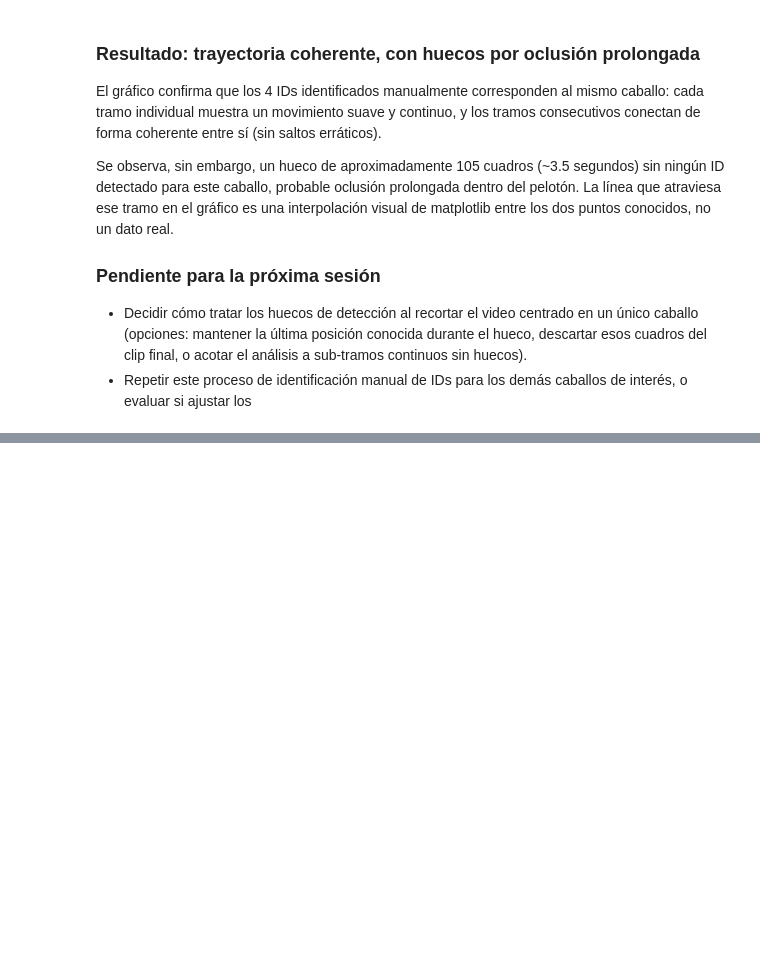
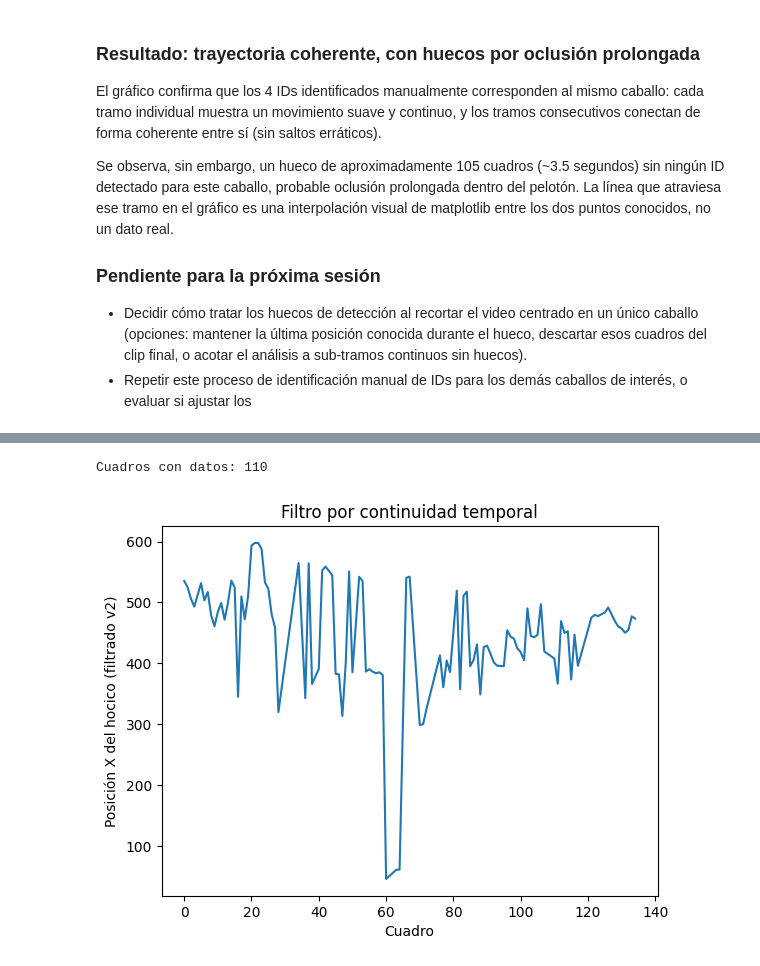
Before and after one commit to nachocabra/tesis-biomecanica-caballos, a Jupyter notebook: tesis_pipeline_pose_estimation.ipynb, the cells around one changed output, grey strips where cells are left out. Saved outputs shown, nothing was run; the diff lists cells and outputs as text; code cells hidden in the pictures; blank space fills up the shorter version.

```diff
--- a/tesis_pipeline_pose_estimation.ipynb
+++ b/tesis_pipeline_pose_estimation.ipynb
@@ -1269,0 +1853,56 @@ dos puntos conocidos, no un dato real.
+# %%
+filas_filtradas_v2 = []
+posicion_anterior = None
+
+for frame_idx in df_aislado.index:
+    mejor_individuo = None
+    menor_distancia = None
+
+    for ind in individuos:
+        sub = df_aislado.xs(ind, level='individuals', axis=1)
+        fila = sub.loc[frame_idx]
+
+        xs_vals = fila.xs('x', level='coords')
+        ys_vals = fila.xs('y', level='coords')
+        likelihoods = fila.xs('likelihood', level='coords')
+
+        validos = likelihoods > 0
+        if validos.sum() == 0:
+            continue
+
+        centro_x_caballo = xs_vals[validos].mean()
+        centro_y_caballo = ys_vals[validos].mean()
+
+        if posicion_anterior is None:
+            referencia_x, referencia_y = centro_x_recorte, centro_y_recorte
+        else:
+            referencia_x, referencia_y = posicion_anterior
+
+        distancia = ((centro_x_caballo - referencia_x)**2 + (centro_y_caballo - referencia_y)**2) ** 0.5
+
+        if menor_distancia is None or distancia < menor_distancia:
+            menor_distancia = distancia
+            mejor_individuo = ind
+            mejor_centro = (centro_x_caballo, centro_y_caballo)
+
+    if mejor_individuo is not None:
+        sub = df_aislado.xs(mejor_individuo, level='individuals', axis=1)
+        fila_elegida = sub.loc[frame_idx].copy()
+        fila_elegida.name = frame_idx
+        filas_filtradas_v2.append(fila_elegida)
+        posicion_anterior = mejor_centro
+
+df_filtrado_v2 = pd.DataFrame(filas_filtradas_v2)
+print(f"Cuadros con datos: {len(df_filtrado_v2)}")
+# %% [output]
+Cuadros con datos: 110
+# %%
+nose_x_filtrado_v2 = df_filtrado_v2.xs('nose', level='bodyparts', axis=1).xs('x', level='coords', axis=1)
+
+plt.plot(df_filtrado_v2.index, nose_x_filtrado_v2)
+plt.xlabel('Cuadro')
+plt.ylabel('Posición X del hocico (filtrado v2)')
+plt.title('Filtro por continuidad temporal')
+plt.show()
+# %% [output]
+[figure, added]
```
Also changed, not shown: parts of 38 cells of this notebook.
